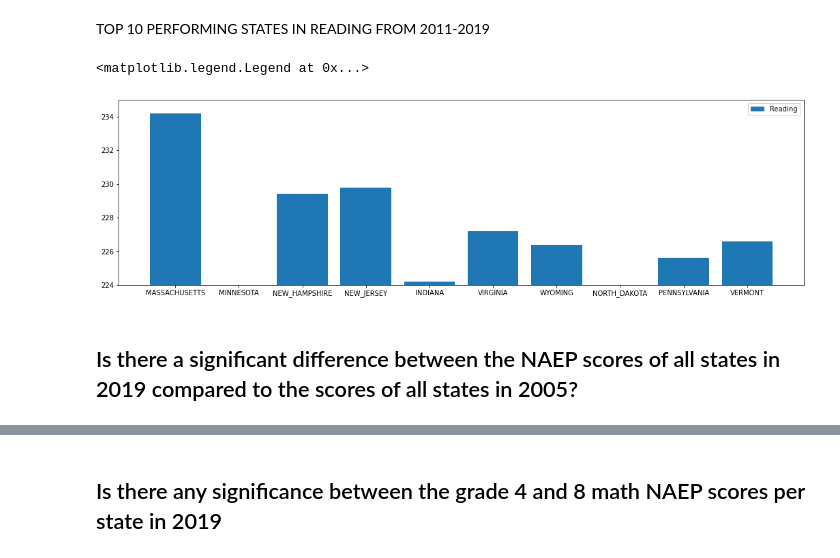
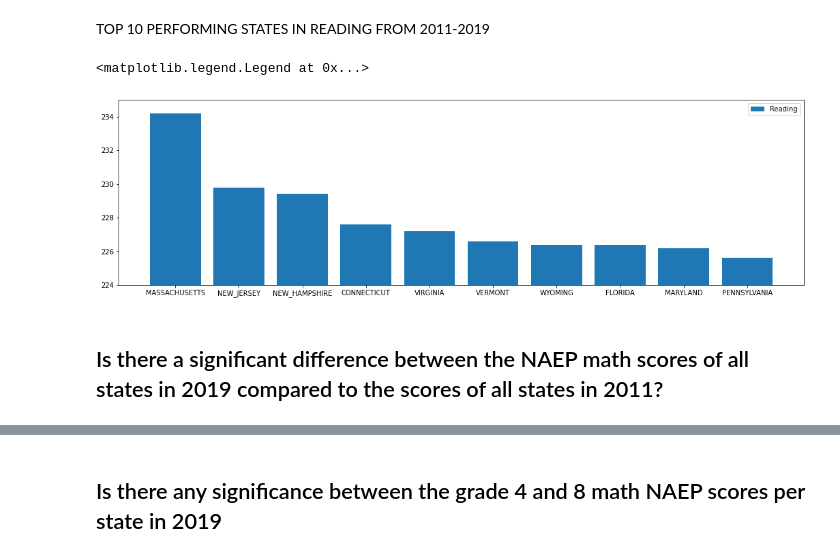
Before and after one commit to trickdevsinschool/CSMODEL_PROJECT_1, a Jupyter notebook: states_csmodel.ipynb, the cells around one changed output, grey strips where cells are left out. Cells and saved outputs as stored; diff of their text form; code cells hidden in the pictures.

```diff
--- a/states_csmodel.ipynb
+++ b/states_csmodel.ipynb
@@ -407,11 +407,11 @@ ax.legend(fontsize = 10)
 TOP 10 PERFORMING STATES IN READING FROM 2011-2019
 # %%
 f, ax = plt.subplots(figsize=(18,5))
-plt.bar(eda_math['State'], eda_math['Average Reading'], label = 'Reading')
+plt.bar(eda_reading['State'], eda_reading['Average Reading'], label = 'Reading')
 plt.ylim(224,235)
 ax.legend(fontsize = 10)
 # %% [output]
 <matplotlib.legend.Legend at 0x...>
-[figure, old version]
+[figure, new version]
 # %% [markdown]
-## Is there a significant difference between the NAEP scores of all states in 2019 compared to the scores of all states in 2005?
+## Is there a significant difference between the NAEP math scores of all states in 2019 compared to the scores of all states in 2011?
```
Also changed, not shown: parts of 10 cells of this notebook.
